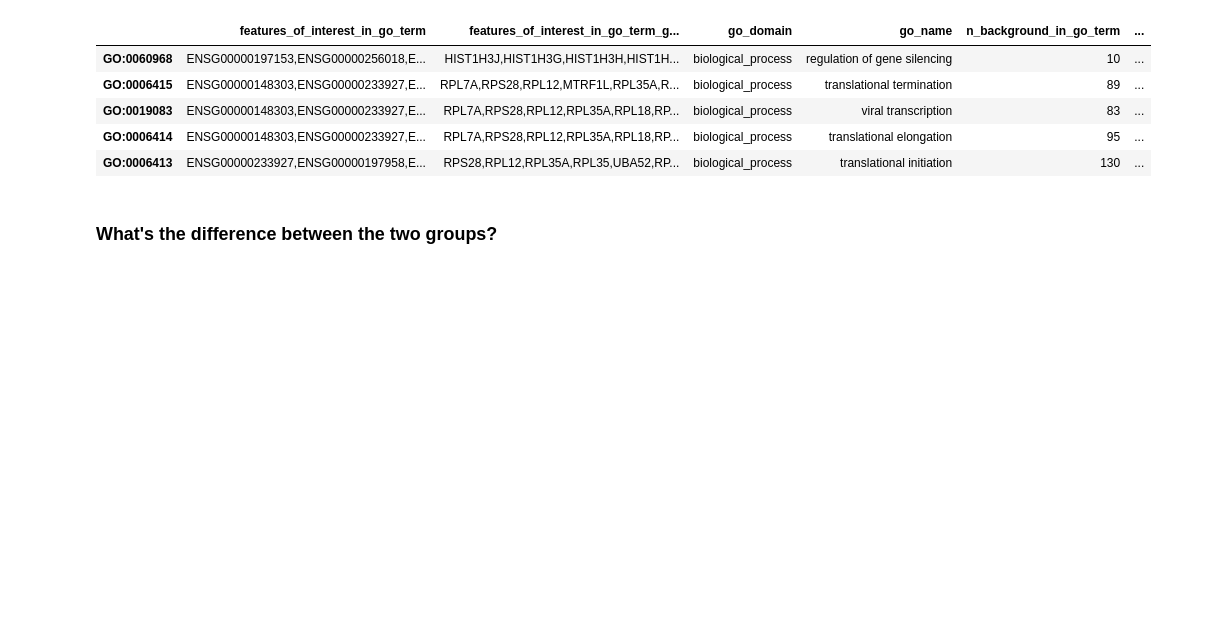
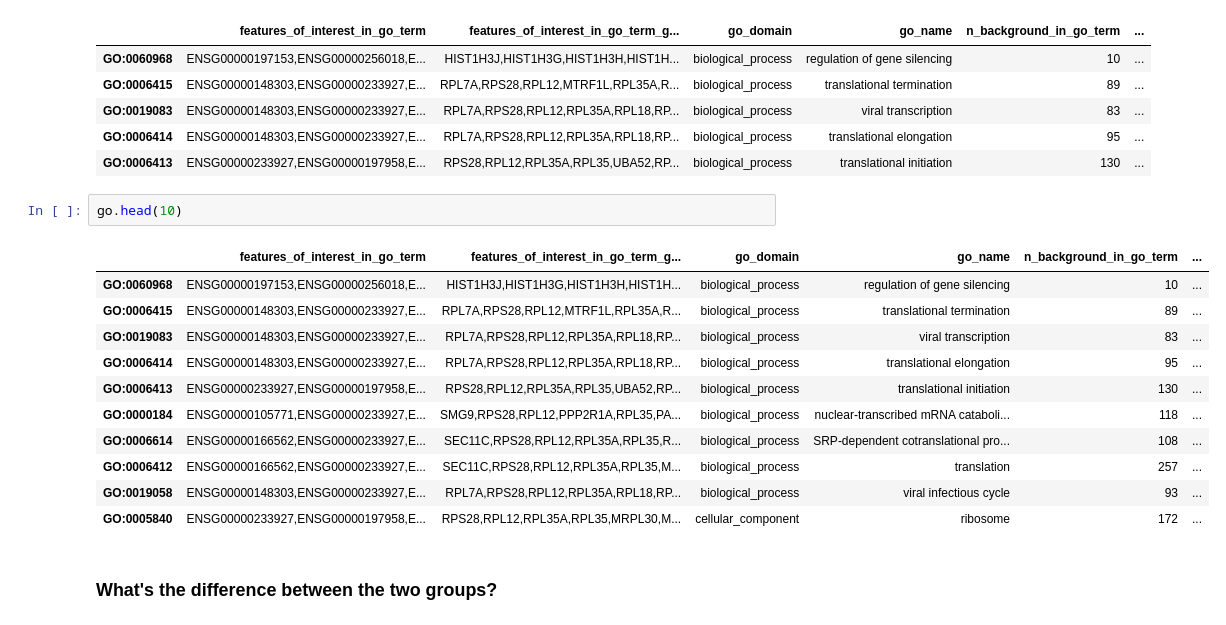
Before and after one commit to YeoLab/singlecell_pnm, a Jupyter notebook: 1._Figure_1/1.2_Figure_1,_part_2.ipynb, the cells around one changed output. Drawn from its saved outputs; the diff is of its cells as text; blank space fills up the shorter version.

```diff
--- a/1._Figure_1/1.2_Figure_1,_part_2.ipynb
+++ b/1._Figure_1/1.2_Figure_1,_part_2.ipynb
@@ -338,6 +333,20 @@ go.head()
 | GO:0019083 | ENSG00000148303,ENSG00000233927,E... | RPL7A,RPS28,RPL12,RPL35A,RPL18,RP... | biological_process | viral transcription | 83 | ... |
 | GO:0006414 | ENSG00000148303,ENSG00000233927,E... | RPL7A,RPS28,RPL12,RPL35A,RPL18,RP... | biological_process | translational elongation | 95 | ... |
 | GO:0006413 | ENSG00000233927,ENSG00000197958,E... | RPS28,RPL12,RPL35A,RPL35,UBA52,RP... | biological_process | translational initiation | 130 | ... |
+# %%
+go.head(10)
+# %% [output]
+|  | features_of_interest_in_go_term | features_of_interest_in_go_term_g... | go_domain | go_name | n_background_in_go_term | ... |
+| GO:0060968 | ENSG00000197153,ENSG00000256018,E... | HIST1H3J,HIST1H3G,HIST1H3H,HIST1H... | biological_process | regulation of gene silencing | 10 | ... |
+| GO:0006415 | ENSG00000148303,ENSG00000233927,E... | RPL7A,RPS28,RPL12,MTRF1L,RPL35A,R... | biological_process | translational termination | 89 | ... |
+| GO:0019083 | ENSG00000148303,ENSG00000233927,E... | RPL7A,RPS28,RPL12,RPL35A,RPL18,RP... | biological_process | viral transcription | 83 | ... |
+| GO:0006414 | ENSG00000148303,ENSG00000233927,E... | RPL7A,RPS28,RPL12,RPL35A,RPL18,RP... | biological_process | translational elongation | 95 | ... |
+| GO:0006413 | ENSG00000233927,ENSG00000197958,E... | RPS28,RPL12,RPL35A,RPL35,UBA52,RP... | biological_process | translational initiation | 130 | ... |
+| GO:0000184 | ENSG00000105771,ENSG00000233927,E... | SMG9,RPS28,RPL12,PPP2R1A,RPL35,PA... | biological_process | nuclear-transcribed mRNA cataboli... | 118 | ... |
+| GO:0006614 | ENSG00000166562,ENSG00000233927,E... | SEC11C,RPS28,RPL12,RPL35A,RPL35,R... | biological_process | SRP-dependent cotranslational pro... | 108 | ... |
+| GO:0006412 | ENSG00000166562,ENSG00000233927,E... | SEC11C,RPS28,RPL12,RPL35A,RPL35,M... | biological_process | translation | 257 | ... |
+| GO:0019058 | ENSG00000148303,ENSG00000233927,E... | RPL7A,RPS28,RPL12,RPL35A,RPL18,RP... | biological_process | viral infectious cycle | 93 | ... |
+| GO:0005840 | ENSG00000233927,ENSG00000197958,E... | RPS28,RPL12,RPL35A,RPL35,MRPL30,M... | cellular_component | ribosome | 172 | ... |
 # %% [markdown]
 ### What's the difference between the two groups?
 # %%
```
Also changed, not shown: parts of 12 cells of this notebook, 3 other files.
